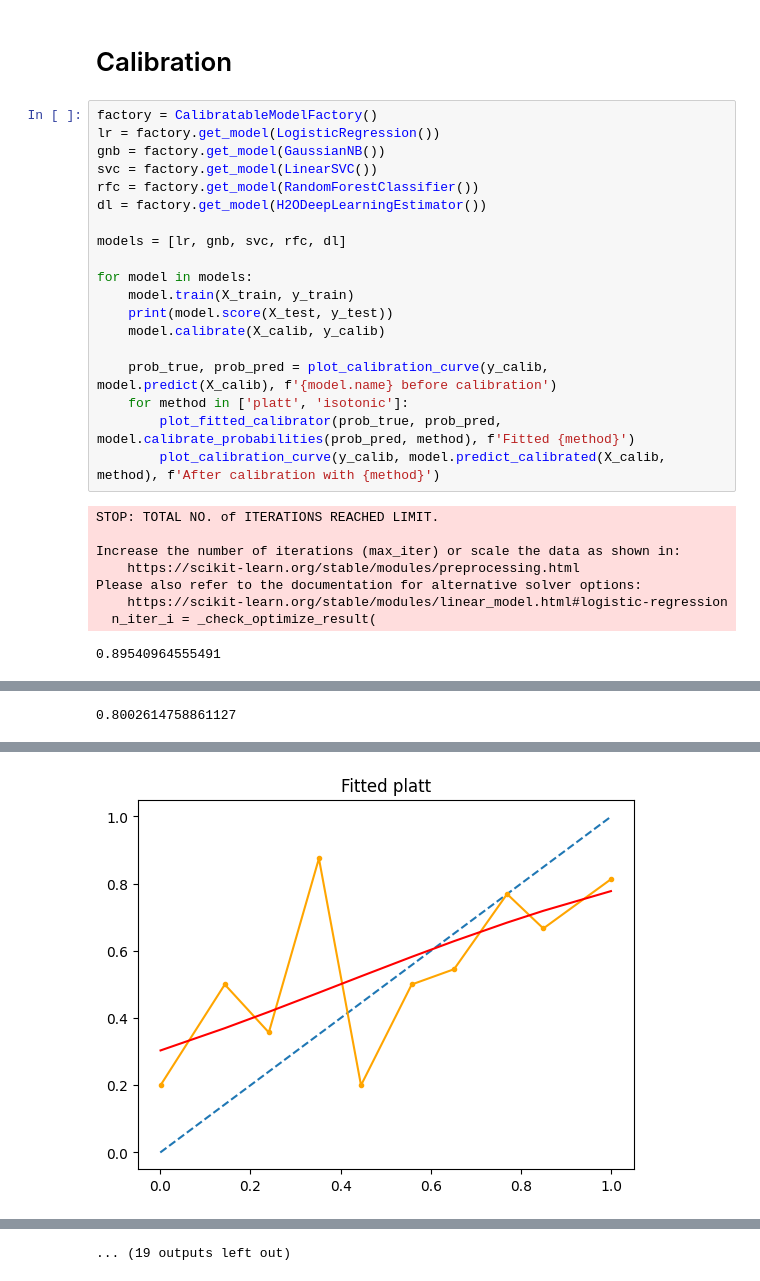
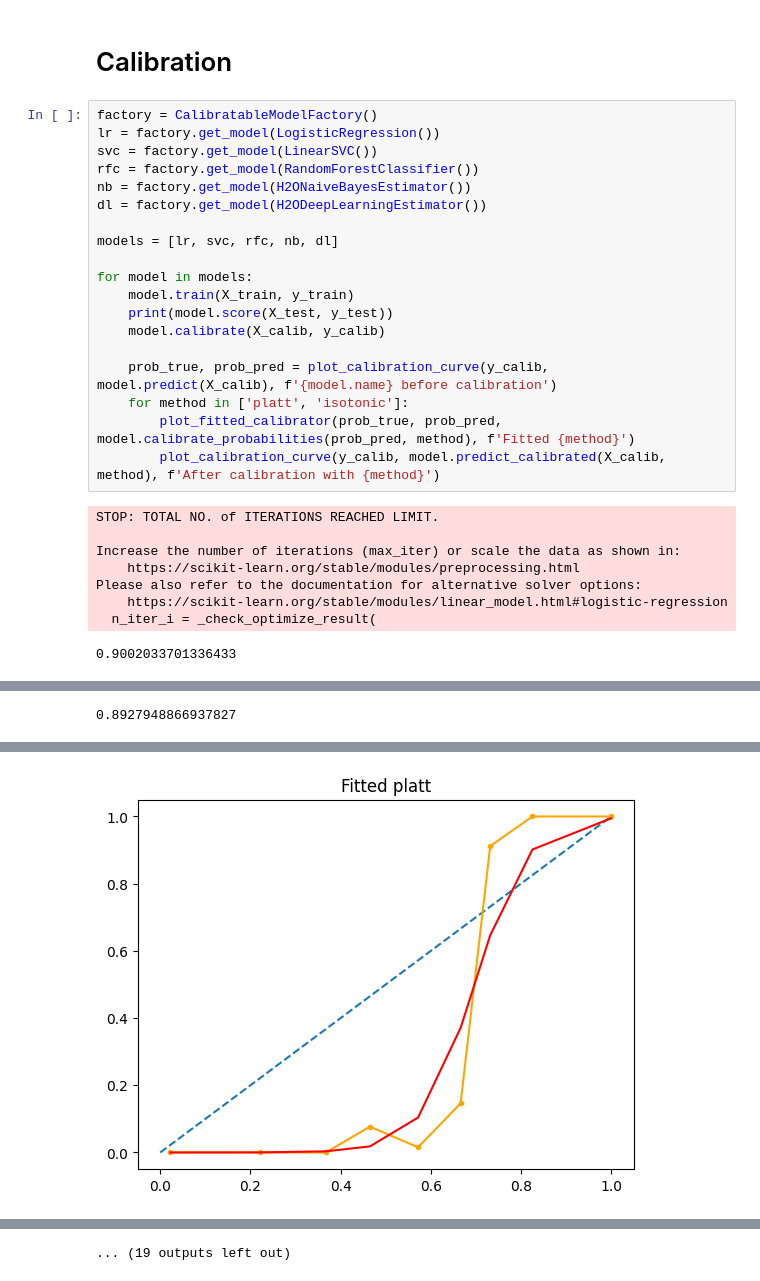
Before and after one commit to wblachowski/models-calibration, a Jupyter notebook: NineOrNein.ipynb, the cells around one changed output, grey strips where cells are left out. Drawn from its saved outputs; the diff is of its cells as text.

Commit message:
Change naive bayes to h2o implementation

```diff
--- a/NineOrNein.ipynb
+++ b/NineOrNein.ipynb
@@ -102,12 +98,12 @@ X_calib = scaler.transform(X_calib)
 # %%
 factory = CalibratableModelFactory()
 lr = factory.get_model(LogisticRegression())
-gnb = factory.get_model(GaussianNB())
 svc = factory.get_model(LinearSVC())
 rfc = factory.get_model(RandomForestClassifier())
+nb = factory.get_model(H2ONaiveBayesEstimator())
 dl = factory.get_model(H2ODeepLearningEstimator())
 
-models = [lr, gnb, svc, rfc, dl]
+models = [lr, svc, rfc, nb, dl]
 
 for model in models:
     model.train(X_train, y_train)
@@ -126,4 +122,4 @@ Increase the number of iterations (max_iter) or scale the data as shown in:
 Please also refer to the documentation for alternative solver options:
     https://scikit-learn.org/stable/modules/linear_model.html#logistic-regression
   n_iter_i = _check_optimize_result(
-0.89540964555491
+0.9002033701336433
@@ -135 +131 @@ Please also refer to the documentation for alternative solver options:
-0.8002614758861127
+0.8927948866937827
@@ -137 +133 @@ Please also refer to the documentation for alternative solver options:
-[figure, old version]
+[figure, new version]
```
Also changed, not shown: parts of 5 cells of this notebook.
